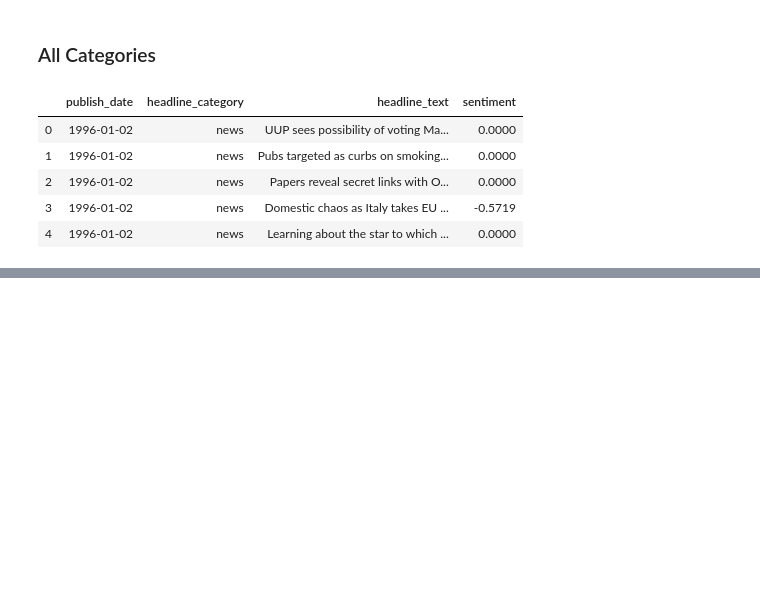
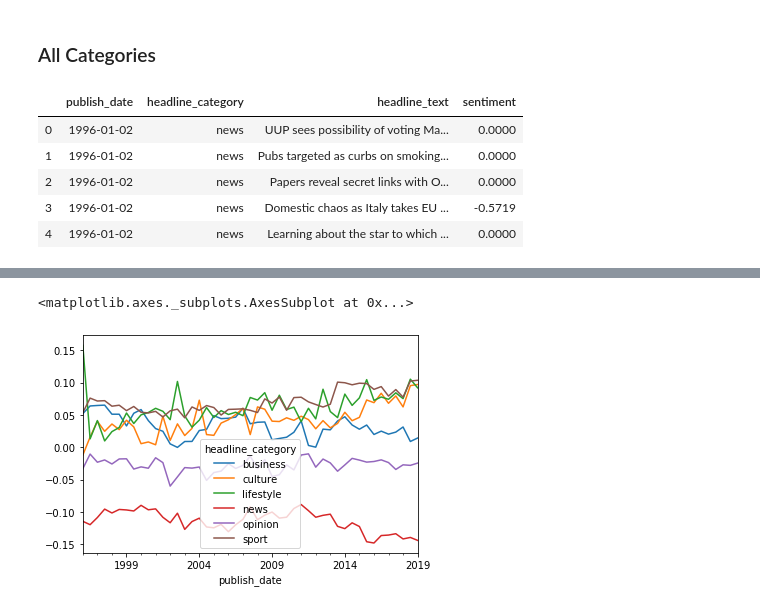
Before and after one commit to matthewnally/IrishTimesSentimentAnalysis, a Jupyter notebook: irish_times_sentiment_analysis.ipynb, the cells around one changed output, grey strips where cells are left out. Cells and saved outputs as stored; diff of their text form; code cells hidden in the pictures; blank space fills up the shorter version.

Commit message:
Added basic sentiment analysis for all categories

```diff
--- a/irish_times_sentiment_analysis.ipynb
+++ b/irish_times_sentiment_analysis.ipynb
@@ -122,0 +125,4 @@ data.head()
+# %%
+data = pd.read_csv("headline_sentiment.csv", index_col = 0)
+data["publish_date"] = pd.to_datetime(data["publish_date"].astype(str), format = '%Y-%m-%d')
+data.head()
@@ -122,0 +136,3 @@ data.head()
+# %%
+df_by_day = data.groupby(["publish_date", "headline_category"]).mean().reset_index().copy()
+df_by_day.head()
@@ -122,0 +146,3 @@ data.head()
+# %%
+df_pivot = df_by_day.pivot(index='publish_date', columns='headline_category', values='sentiment').resample("6M").mean()
+df_pivot.head()
@@ -122,0 +157,6 @@ data.head()
+# %%
+fig, ax = plt.subplots()
+df_pivot.plot(ax=ax)
+# %% [output]
+<matplotlib.axes._subplots.AxesSubplot at 0x...>
+[figure, added]
```
Also changed, not shown: parts of 4 cells of this notebook.
